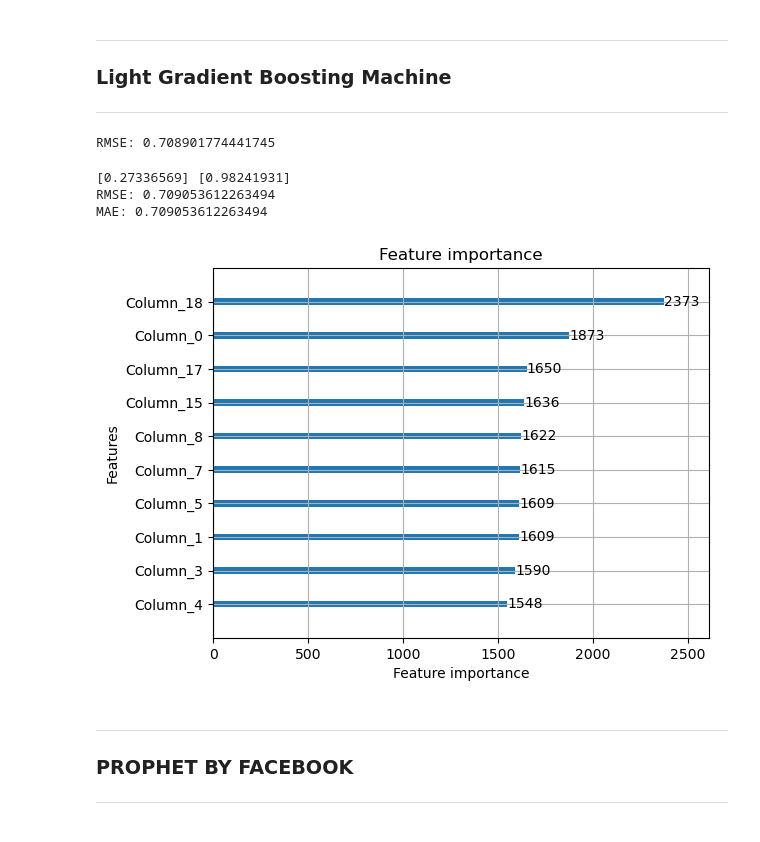
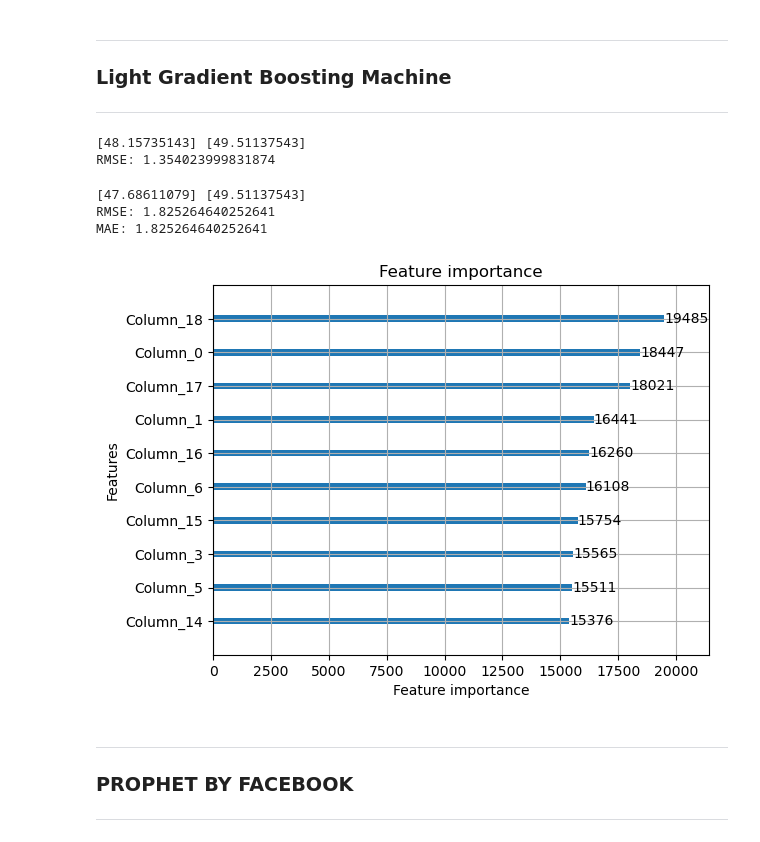
Before and after one commit to EstevesX10/SP500-Stock-Forecasting-and-Optimization, a Jupyter notebook: SP500 Stock Forecasting and Optimization/SP500 Stock Price Forecasting and Optimization.ipynb, the cells around one changed output. Drawn from its saved outputs; the diff is of its cells as text; code cells hidden in the pictures.

```diff
--- a/SP500 Stock Forecasting and Optimization/SP500 Stock Price Forecasting and Optimization.ipynb
+++ b/SP500 Stock Forecasting and Optimization/SP500 Stock Price Forecasting and Optimization.ipynb
@@ -230,8 +233,7 @@ plotStockStats(stockMarketHistory=stockMarketHistory, title='NVIDIA Stock')
 # %% [output]
 [figure]
 # %%
-ds = stockPriceManager(stockSymbol='NVDA', feature='Close', windowSize=config['window'], predictionDate='2024-01-01', pathsConfig=pathsConfig)
-x_train, y_train, x_val, y_val, x_test, y_test = ds.trainTestSplit()
+ds = stockPriceManager(stockSymbol='NVDA', feature='Close', windowSize=config['window'], predictionDate='2024-01-31', pathsConfig=pathsConfig)
+x_train, y_train, x_test, y_test = ds.trainTestSplit()
 # x_train.shape, y_train.shape
-# x_val.shape, y_val.shape
 # x_test.shape, y_test.shape
@@ -373,7 +534,9 @@ reduce_lr = ReduceLROnPlateau(
 model.summary()
 
 # Train the model
-model.fit(x_train, y_train, validation_data=(x_val, y_val), batch_size=32, epochs=50)
+# model.fit(x_train, y_train, validation_data=(x_val, y_val), batch_size=32, epochs=100)
+# model.fit(x_train, y_train, batch_size=32, epochs=100, callbacks=[early_stopping, reduce_lr])
+model.fit(x_train, y_train, batch_size=32, epochs=1000)
 
 y_pred = model.predict(x_test)
 
@@ -421,7 +584,6 @@ model = LGBMRegressor(
 # Train with early stopping
 model.fit(
     x_train, y_train,
-    eval_set=[(x_val, y_val)],  # Validation set for early stopping
     eval_metric='rmse',         # Metric for evaluation
 )
 
@@ -431,11 +593,14 @@ best_iteration = model.best_iteration_
 # Predict using the best iteration
 y_pred = model.predict(x_test, num_iteration=best_iteration)
 
+print(y_pred, y_test)
+
 # Evaluate
 rmse = mean_squared_error(y_test, y_pred, squared=False)
 print(f"RMSE: {rmse}")
 # %% [output]
-RMSE: 0.708901774441745
+[48.15735143] [49.51137543]
+RMSE: 1.354023999831874
 # %%
 import lightgbm as lgb
 import numpy as np
@@ -446,7 +611,6 @@ import matplotlib.pyplot as plt
 
 # Create LightGBM datasets
 train_data = lgb.Dataset(x_train, label=y_train)
-val_data = lgb.Dataset(x_val, label=y_val, reference=train_data)
 
 # Define parameters
 params = {
@@ -458,39 +622,38 @@ params = {
     'feature_fraction': 0.9,         # Fraction of features per iteration
     'bagging_fraction': 0.8,         # Fraction of data per iteration
     'bagging_freq': 5,               # Bagging frequency
     'verbose': -1                    # Suppress output
 }
 
 # Train the LightGBM model
 model = lgb.train(
     params,
     train_data,
-    num_boost_round=1000,            # Max boosting iterations
-    valid_sets=[train_data, val_data],  # Training and validation datasets
+    num_boost_round=10000,            # Max boosting iterations
     # early_stopping_rounds=50,        # Stop if no improvement after 50 rounds
     # verbose_eval=10                  # Display progress every 10 iterations
 )
 
 # Make predictions on the validation set
 y_pred = model.predict(x_test, num_iteration=model.best_iteration)
 
 print(y_pred, y_test)
 
 # Evaluate the model
 rmse = mean_squared_error(y_test, y_pred, squared=False)
 mae = mean_absolute_error(y_test, y_pred)
 
 print(f"RMSE: {rmse}")
 print(f"MAE: {mae}")
 
 # Plot feature importance
 lgb.plot_importance(model, max_num_features=10)
 plt.show()
 # %% [output]
-[0.27336569] [0.98241931]
-RMSE: 0.709053612263494
-MAE: 0.709053612263494
+[47.68611079] [49.51137543]
+RMSE: 1.825264640252641
+MAE: 1.825264640252641
-[figure, old version]
+[figure, new version]
 # %% [markdown]
 ---
 ### PROPHET BY FACEBOOK
```
Also changed, not shown: parts of 22 cells of this notebook.
